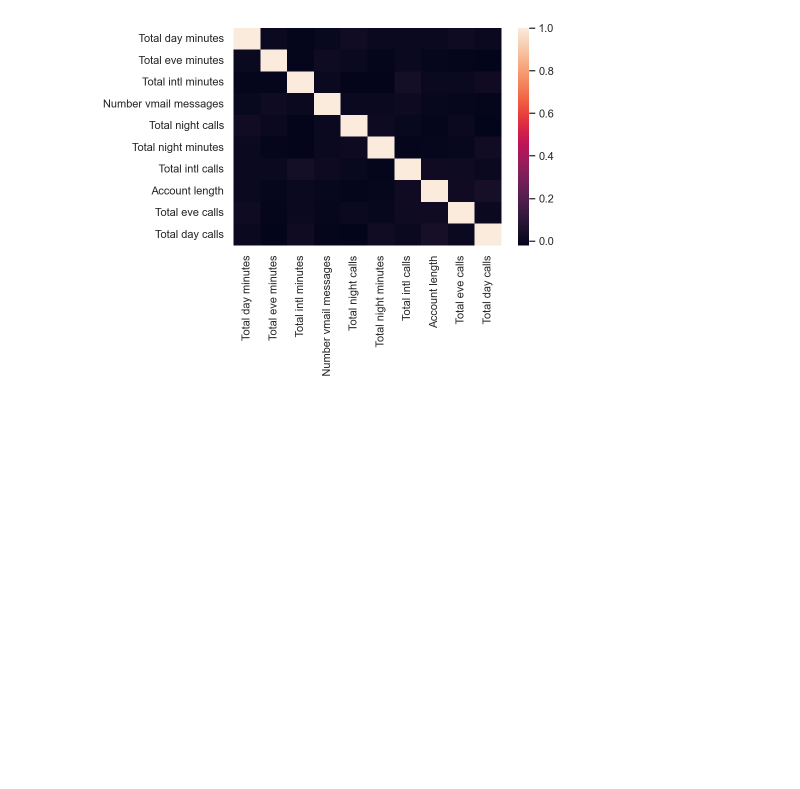
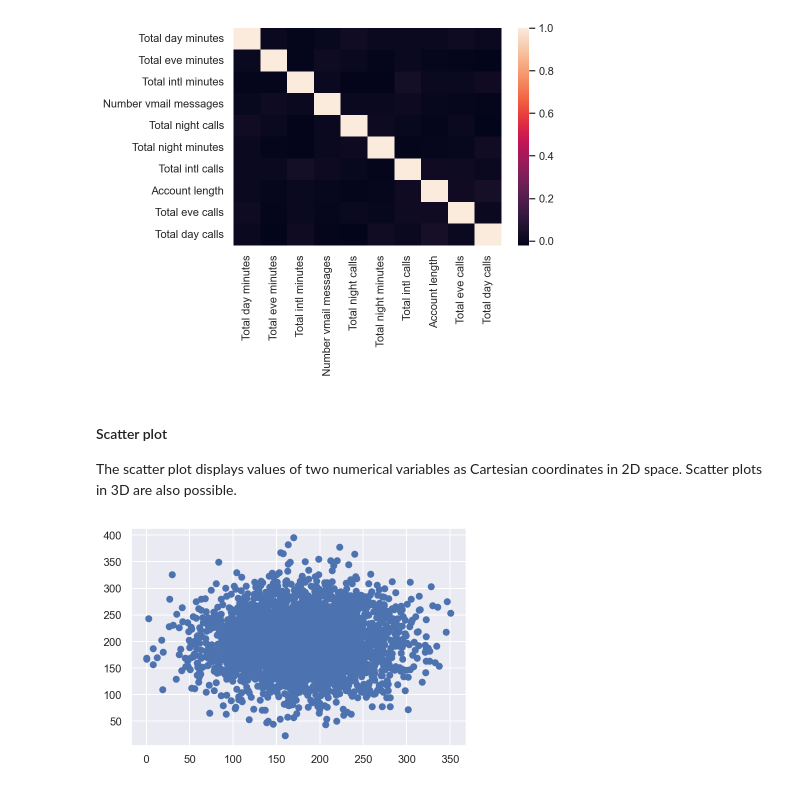
Before and after one commit to Rahul-YYC/data-science-machine-learning, a Jupyter notebook: DS-TelChurnVisualization/tel_churn_visualization.ipynb, the cells around one changed output. Drawn from its saved outputs; the diff is of its cells as text; code cells hidden in the pictures; blank space fills up the shorter version.

Commit message:
Added Scatter Plot

```diff
--- a/DS-TelChurnVisualization/tel_churn_visualization.ipynb
+++ b/DS-TelChurnVisualization/tel_churn_visualization.ipynb
@@ -204,3 +204,11 @@ corr_matrix = df[numerical].corr()
 sns.heatmap(corr_matrix);
 # %% [output]
 [figure]
+# %% [markdown]
+#### Scatter plot
+
+The scatter plot displays values of two numerical variables as Cartesian coordinates in 2D space. Scatter plots in 3D are also possible.
+# %%
+plt.scatter(df["Total day minutes"], df["Total night minutes"]);
+# %% [output]
+[figure, added]
```
Also changed, not shown: parts of 3 cells of this notebook.
